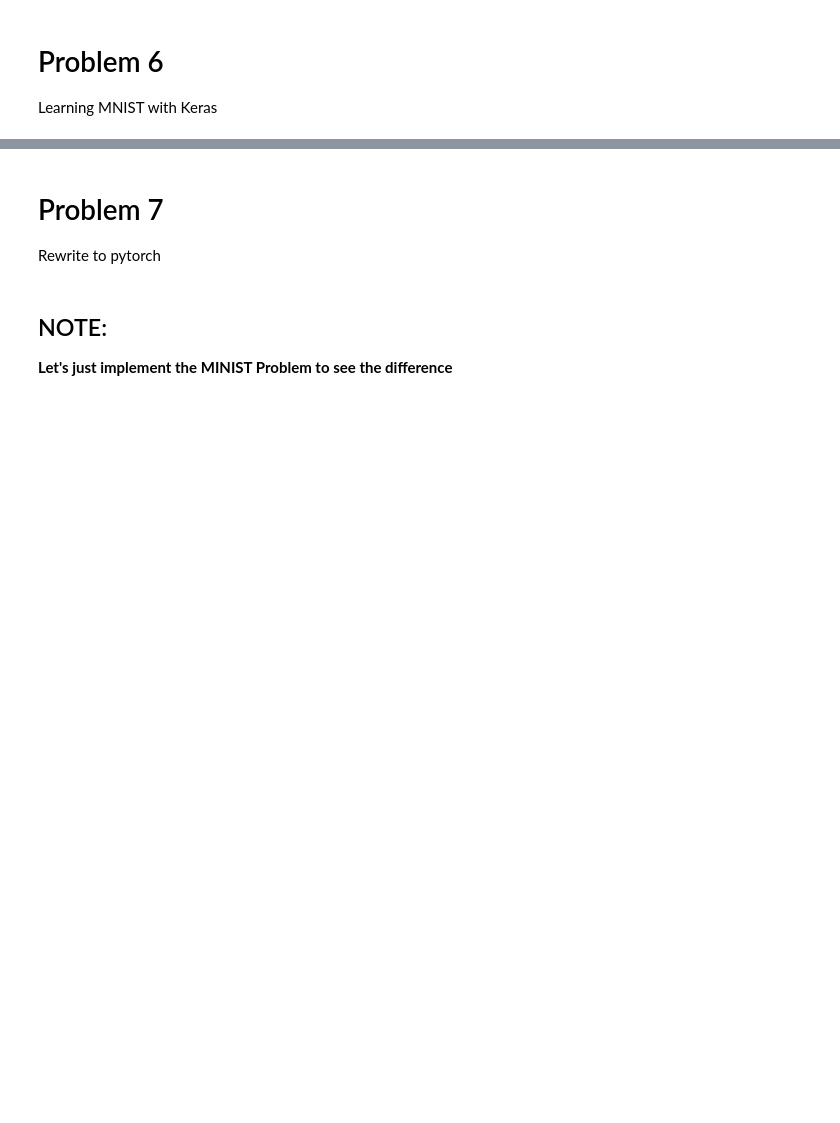
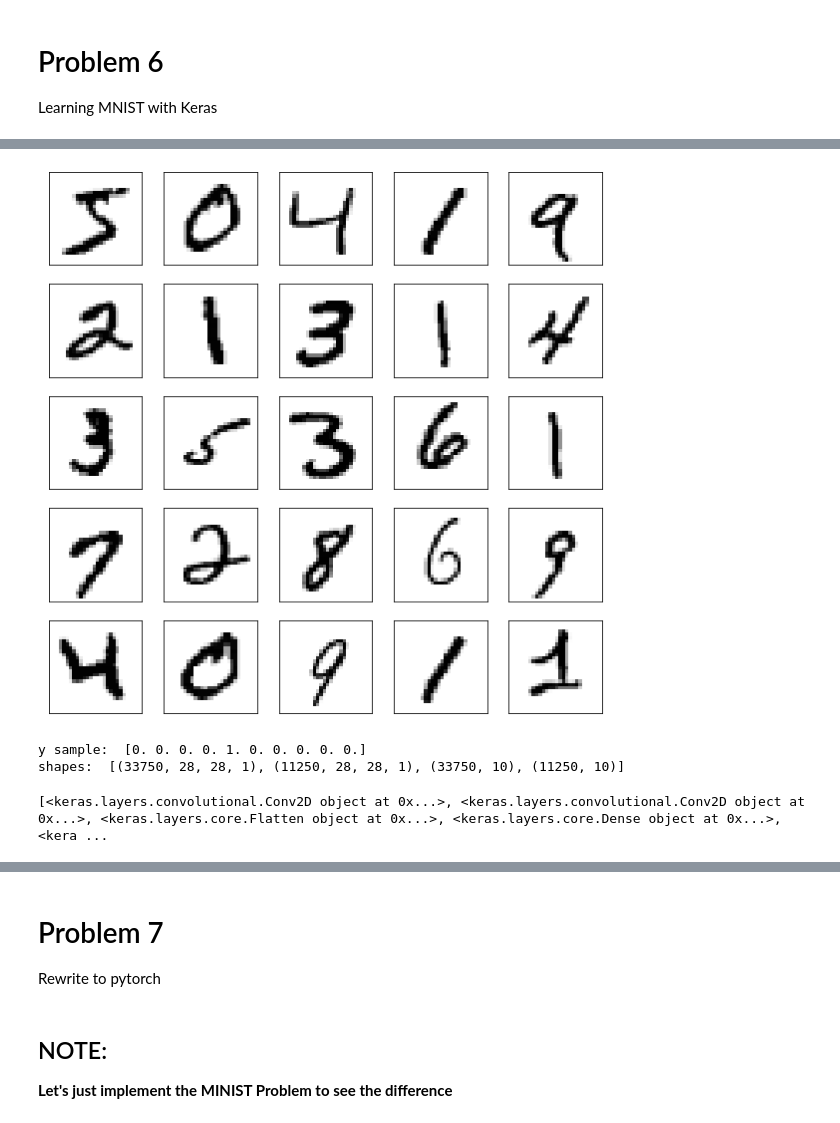
Before and after one commit to produdez/diveintocode-ml, a Jupyter notebook: Week 20/keras.ipynb, the cells around one changed output, grey strips where cells are left out. Drawn from its saved outputs; the diff is of its cells as text; code cells hidden in the pictures; blank space fills up the shorter version.

```diff
--- a/Week 20/keras.ipynb
+++ b/Week 20/keras.ipynb
@@ -445,0 +465,42 @@ Learning MNIST with Keras
+# %%
+plt.figure(figsize=(10,10))
+for i in range(25):
+    plt.subplot(5,5,i+1)
+    plt.xticks([])
+    plt.yticks([])
+    plt.grid(False)
+    plt.imshow(train_images[i], cmap=plt.cm.binary)
+plt.show()
+# %% [output]
+[figure, added]
+# %%
+# Reduce train val size
+from sklearn.model_selection import train_test_split
+init_x_train, _, init_y_train, _ = train_test_split(train_images, train_labels)
+
+# encode
+from sklearn.preprocessing import OneHotEncoder
+enc = OneHotEncoder()
+y_train = enc.fit_transform(init_y_train.reshape(-1,1)).toarray()
+print('y sample: ', y_train[0])
+
+# Add one dimension as the channel into the dataset
+x_train = tf.expand_dims(init_x_train, axis = -1).numpy()
+
+x_train, x_val, y_train, y_val = train_test_split(x_train, y_train)
+print('shapes: ', [x.shape for x in [x_train, x_val, y_train, y_val]])
+# %% [output]
+y sample:  [0. 0. 0. 0. 1. 0. 0. 0. 0. 0.]
+shapes:  [(33750, 28, 28, 1), (11250, 28, 28, 1), (33750, 10), (11250, 10)]
+# %%
+# a simple model
+model = keras.Sequential([
+  keras.layers.Conv2D(3, (3,3), activation = 'relu'),
+  keras.layers.Conv2D(2, (3,3), activation = 'relu'),
+  keras.layers.Flatten(),
+  keras.layers.Dense(20, activation = 'relu'),
+  keras.layers.Dense(10)
+])
+print(model.layers)
+# %% [output]
+[<keras.layers.convolutional.Conv2D object at 0x...>, <keras.layers.convolutional.Conv2D object at 0x...>, <keras.layers.core.Flatten object at 0x...>, <keras.layers.core.Dense object at 0x...>, <kera ...
```
Also changed, not shown: parts of 27 cells of this notebook.
